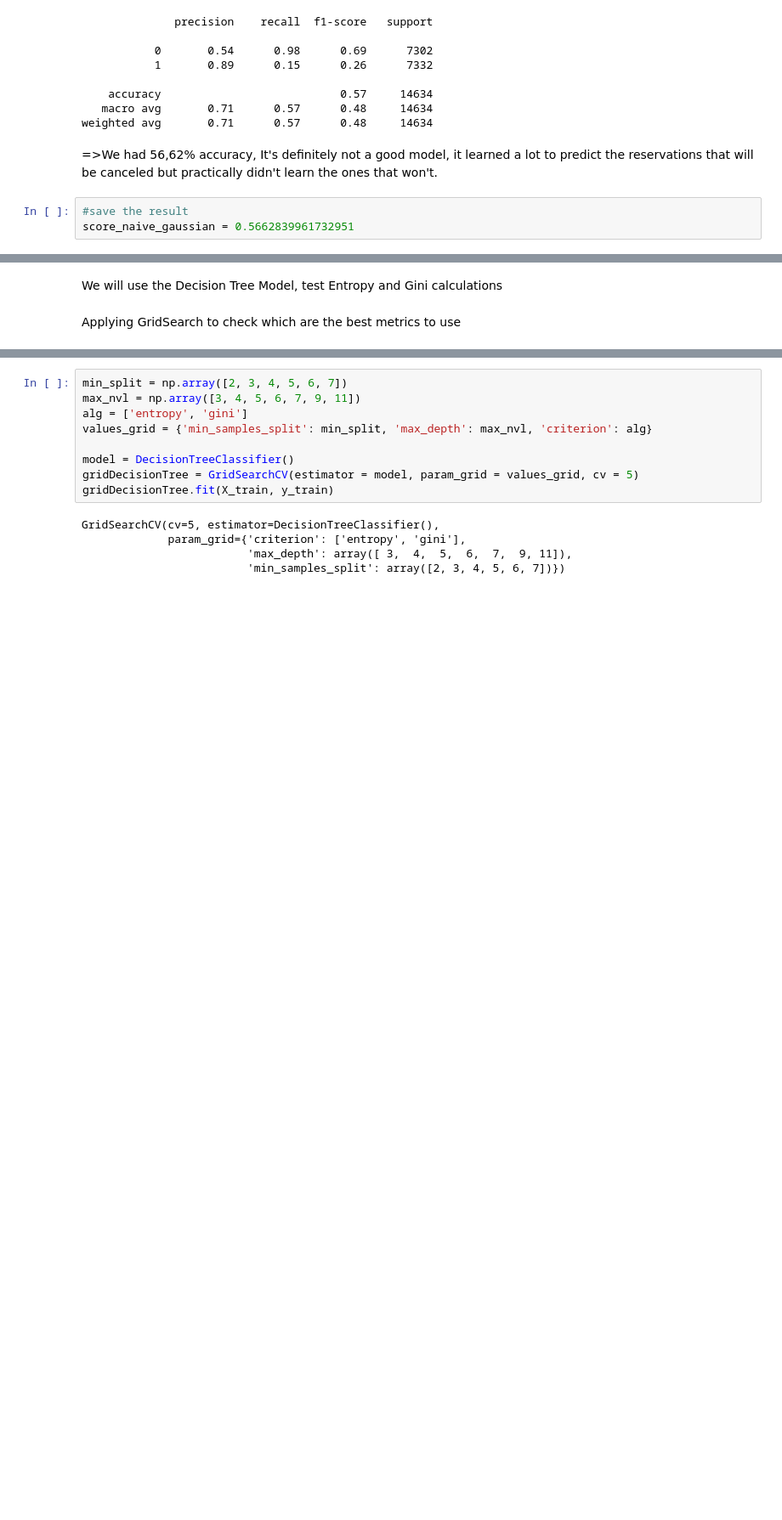
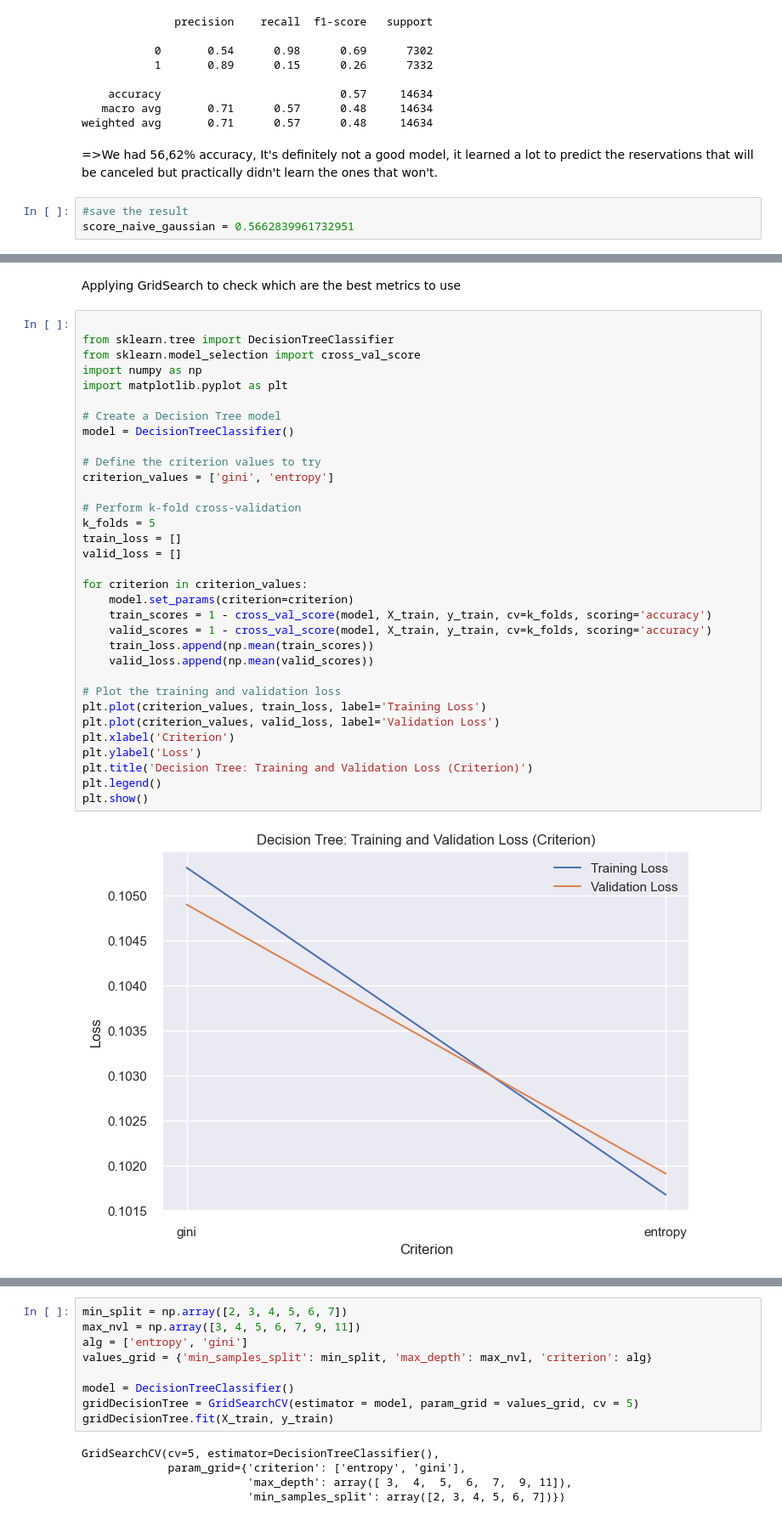
Before and after one commit to nthang2/Reserver-prediction, a Jupyter notebook: Hotel_Reservation.ipynb, the cells around one changed output, grey strips where cells are left out. Shown at 85% size. Saved outputs shown, nothing was run; the diff lists cells and outputs as text; blank space fills up the shorter version.

```diff
--- a/Hotel_Reservation.ipynb
+++ b/Hotel_Reservation.ipynb
@@ -538,4 +612,37 @@ score_naive_gaussian = 0.5662839961732951
-# %% [markdown]
-We will use the Decision Tree Model, test Entropy and Gini calculations
 # %% [markdown]
 Applying GridSearch to check which are the best metrics to use
+# %%
+
+from sklearn.tree import DecisionTreeClassifier
+from sklearn.model_selection import cross_val_score
+import numpy as np
+import matplotlib.pyplot as plt
+
+# Create a Decision Tree model
+model = DecisionTreeClassifier()
+
+# Define the criterion values to try
+criterion_values = ['gini', 'entropy']
+
+# Perform k-fold cross-validation
+k_folds = 5
+train_loss = []
+valid_loss = []
+
+for criterion in criterion_values:
+    model.set_params(criterion=criterion)
+    train_scores = 1 - cross_val_score(model, X_train, y_train, cv=k_folds, scoring='accuracy')
+    valid_scores = 1 - cross_val_score(model, X_train, y_train, cv=k_folds, scoring='accuracy')
+    train_loss.append(np.mean(train_scores))
+    valid_loss.append(np.mean(valid_scores))
+
+# Plot the training and validation loss
+plt.plot(criterion_values, train_loss, label='Training Loss')
+plt.plot(criterion_values, valid_loss, label='Validation Loss')
+plt.xlabel('Criterion')
+plt.ylabel('Loss')
+plt.title('Decision Tree: Training and Validation Loss (Criterion)')
+plt.legend()
+plt.show()
+# %% [output]
+[figure, added]
```
Also changed, not shown: parts of 66 cells of this notebook.
